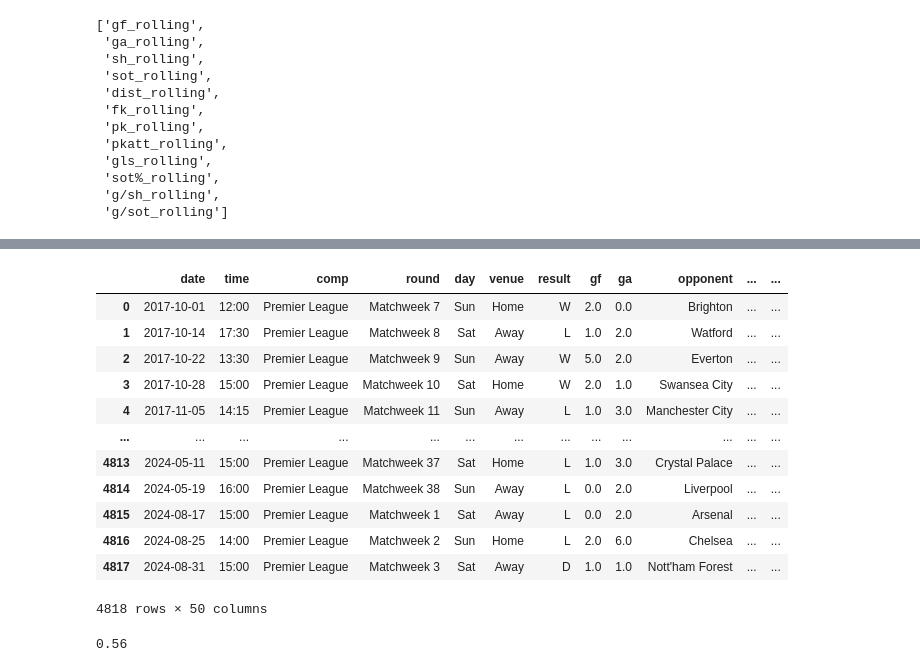
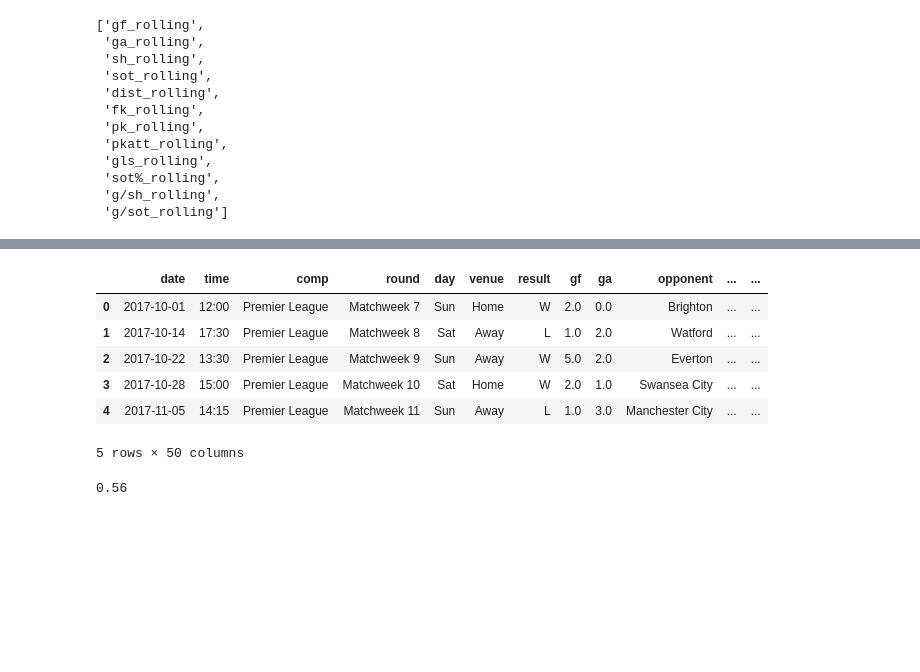
Before and after one commit to zaidalqadiri/Premier-League-Predictor, a Jupyter notebook: PredictMatch.ipynb, the cells around one changed output, grey strips where cells are left out. Saved outputs shown, nothing was run; the diff lists cells and outputs as text; code cells hidden in the pictures; blank space fills up the shorter version.

```diff
--- a/PredictMatch.ipynb
+++ b/PredictMatch.ipynb
@@ -209,6 +147,8 @@ group
 # %%
 def rolling_averages(group, cols, new_cols):
     group = group.sort_values("date")  # sort in ascending order
+    rolling_stats = group[cols].rolling(3, closed='left').mean()
+    group[new_cols] = rolling_stats
     group = group.dropna(subset=new_cols)  # remove all rows with missing values
     return group
 # %%
@@ -252,21 +186,15 @@ matches_rolling = matches_rolling.droplevel('team')
 # %%
 matches_rolling.index = range(matches_rolling.shape[0])   # unique value for each index
 # %%
-matches_rolling
+matches_rolling.head()
 # %% [output]
 |  | date | time | comp | round | day | venue | result | gf | ga | opponent | ... | ... |
 | 0 | 2017-10-01 | 12:00 | Premier League | Matchweek 7 | Sun | Home | W | 2.0 | 0.0 | Brighton | ... | ... |
 | 1 | 2017-10-14 | 17:30 | Premier League | Matchweek 8 | Sat | Away | L | 1.0 | 2.0 | Watford | ... | ... |
 | 2 | 2017-10-22 | 13:30 | Premier League | Matchweek 9 | Sun | Away | W | 5.0 | 2.0 | Everton | ... | ... |
 | 3 | 2017-10-28 | 15:00 | Premier League | Matchweek 10 | Sat | Home | W | 2.0 | 1.0 | Swansea City | ... | ... |
 | 4 | 2017-11-05 | 14:15 | Premier League | Matchweek 11 | Sun | Away | L | 1.0 | 3.0 | Manchester City | ... | ... |
-| ... | ... | ... | ... | ... | ... | ... | ... | ... | ... | ... | ... | ... |
-| 4813 | 2024-05-11 | 15:00 | Premier League | Matchweek 37 | Sat | Home | L | 1.0 | 3.0 | Crystal Palace | ... | ... |
-| 4814 | 2024-05-19 | 16:00 | Premier League | Matchweek 38 | Sun | Away | L | 0.0 | 2.0 | Liverpool | ... | ... |
-| 4815 | 2024-08-17 | 15:00 | Premier League | Matchweek 1 | Sat | Away | L | 0.0 | 2.0 | Arsenal | ... | ... |
-| 4816 | 2024-08-25 | 14:00 | Premier League | Matchweek 2 | Sun | Home | L | 2.0 | 6.0 | Chelsea | ... | ... |
-| 4817 | 2024-08-31 | 15:00 | Premier League | Matchweek 3 | Sat | Away | D | 1.0 | 1.0 | Nott'ham Forest | ... | ... |
-4818 rows × 50 columns
+5 rows × 50 columns
 # %%
 def make_predictions(data, predictors):
     train = data[data["date"] < '2023-05-26']
```
Also changed, not shown: parts of 15 cells of this notebook.
